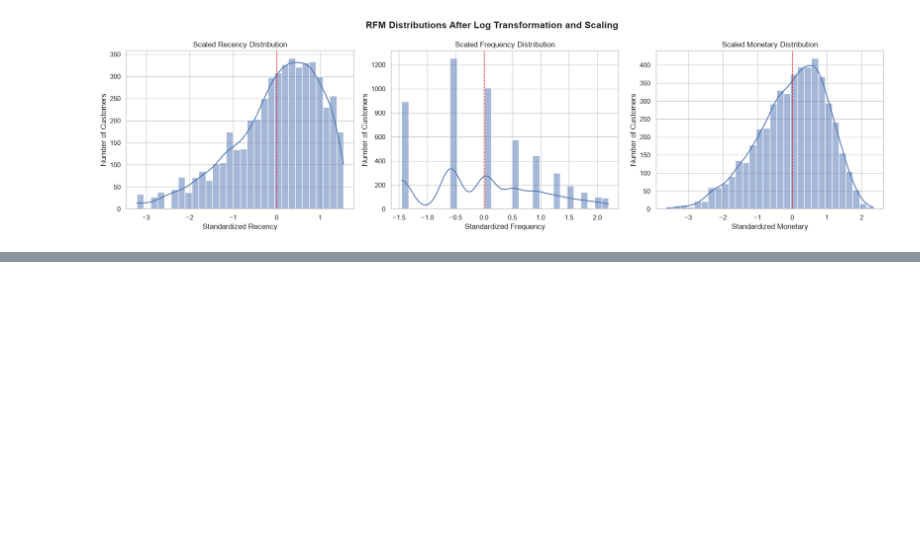
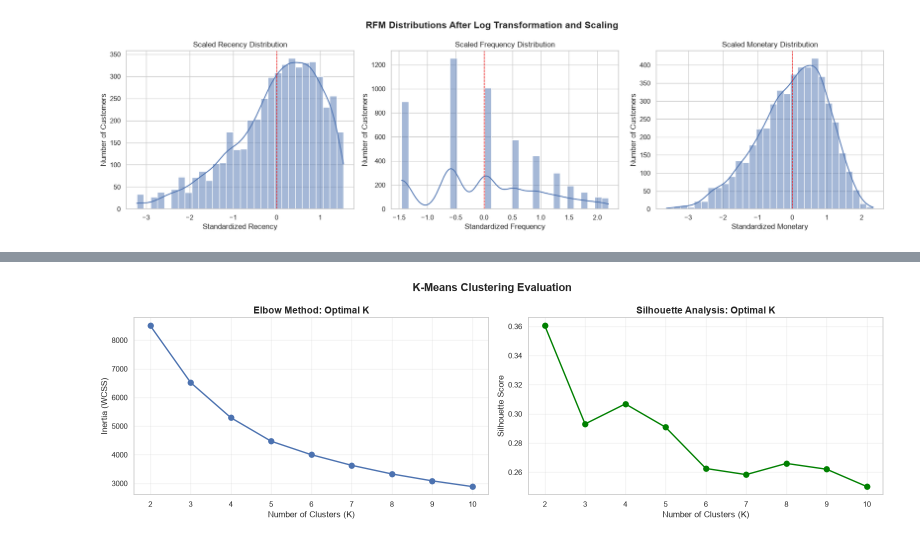
Before and after one commit to alisonchang1101/CDS3004_data_mining_project, a Jupyter notebook: ecommerce_analysis.ipynb, the cells around one changed output, grey strips where cells are left out. Cells and saved outputs as stored; diff of their text form; code cells hidden in the pictures; blank space fills up the shorter version.

```diff
--- a/ecommerce_analysis.ipynb
+++ b/ecommerce_analysis.ipynb
@@ -332,0 +391,80 @@ plt.show()
+# %%
+
+# ==========================================
+# 2. ELBOW METHOD & SILHOUETTE ANALYSIS
+# ==========================================
+
+fig, axes = plt.subplots(1, 2, figsize=(16, 5))
+
+# ------------------------------------------
+# LEFT: ELBOW METHOD
+# ------------------------------------------
+
+axes[0].plot(
+    list(K_range),
+    inertia_values,
+    marker='o',
+    linestyle='-',
+    linewidth=2,
+    markersize=8
+)
+
+axes[0].set_title(
+    'Elbow Method: Optimal K',
+    fontsize=14,
+    fontweight='bold'
+)
+
+axes[0].set_xlabel('Number of Clusters (K)')
+axes[0].set_ylabel('Inertia (WCSS)')
+axes[0].set_xticks(list(K_range))
+axes[0].grid(True, alpha=0.3)
+
+# ------------------------------------------
+# RIGHT: SILHOUETTE SCORE
+# ------------------------------------------
+
+axes[1].plot(
+    list(K_range),
+    silhouette_values,
+    marker='o',
+    linestyle='-',
+    linewidth=2,
+    markersize=8,
+    color='green'
+)
+
+axes[1].set_title(
+    'Silhouette Analysis: Optimal K',
+    fontsize=14,
+    fontweight='bold'
+)
+
+axes[1].set_xlabel('Number of Clusters (K)')
+axes[1].set_ylabel('Silhouette Score')
+axes[1].set_xticks(list(K_range))
+axes[1].grid(True, alpha=0.3)
+
+plt.suptitle(
+    'K-Means Clustering Evaluation',
+    fontsize=16,
+    fontweight='bold'
+)
+
+plt.tight_layout()
+plt.show()
+
+# ------------------------------------------
+# DISPLAY RESULTS IN A TABLE
+# ------------------------------------------
+
+evaluation_results = pd.DataFrame({
+    'K': list(K_range),
+    'Inertia': inertia_values,
+    'Silhouette Score': silhouette_values
+})
+
+print("\nClustering Evaluation Results:")
+print(evaluation_results.round(4).to_string(index=False))
+# %% [output]
+[figure, added]
```
Also changed, not shown: parts of 7 cells of this notebook.
